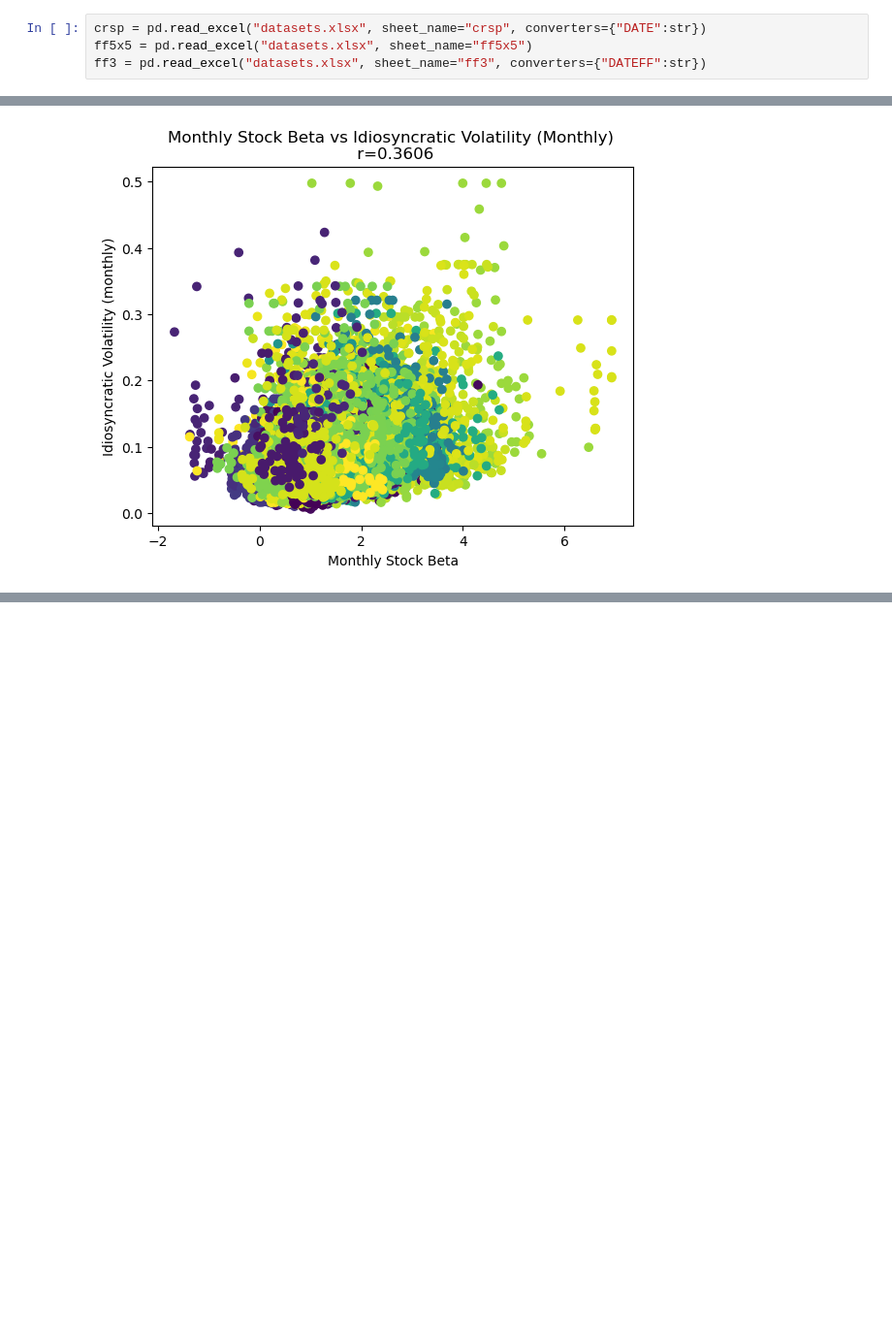
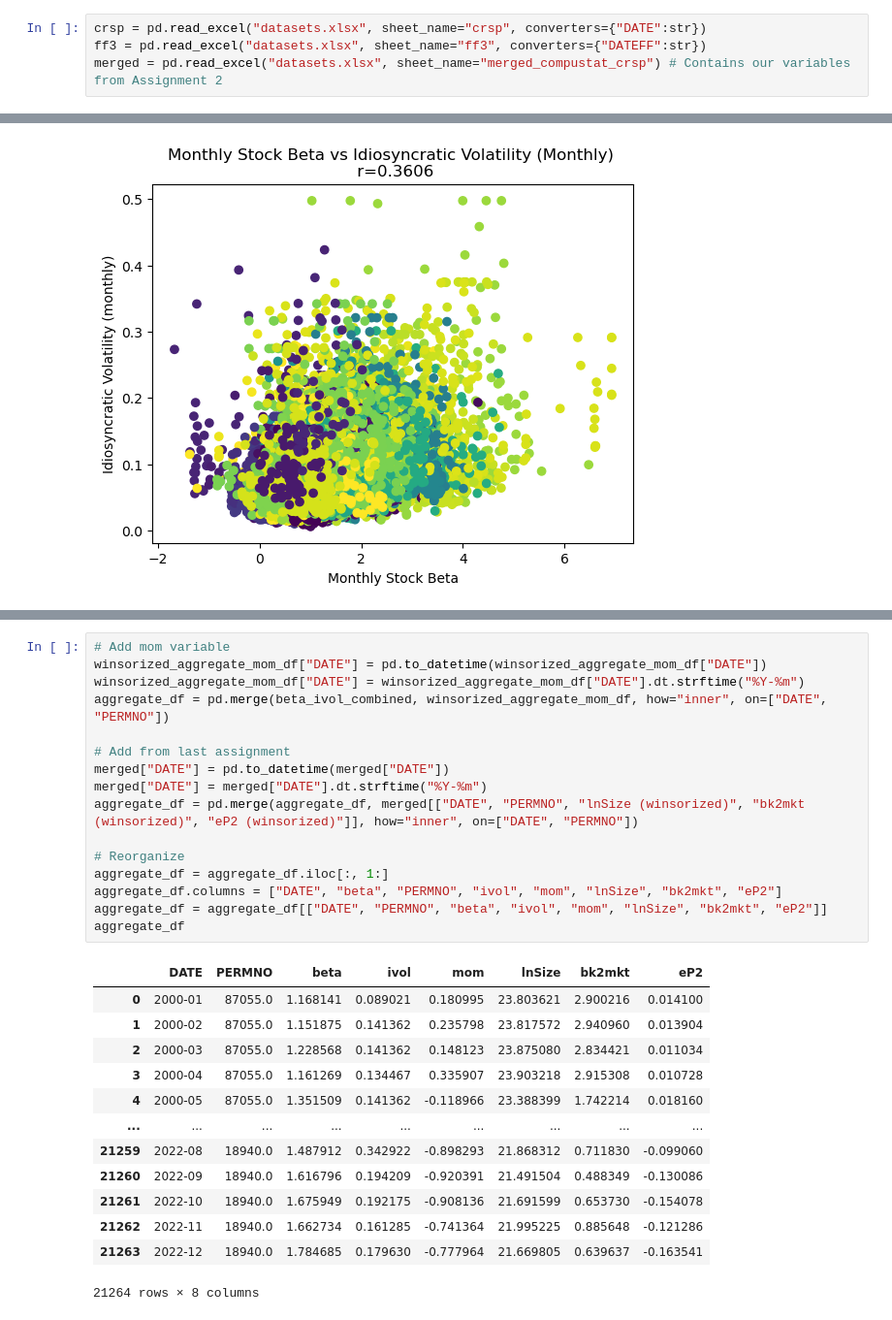
Before and after one commit to uWaterloo-CFM/CFM-301, a Jupyter notebook: Assignment 3/Assignment 3.ipynb, the cells around one changed output, grey strips where cells are left out. Shown at 97% size. Cells and saved outputs as stored; diff of their text form; blank space fills up the shorter version.

```diff
--- a/Assignment 3/Assignment 3.ipynb
+++ b/Assignment 3/Assignment 3.ipynb
@@ -13,8 +13,8 @@ from math import sqrt
 warnings.filterwarnings('ignore')
 # %%
 crsp = pd.read_excel("datasets.xlsx", sheet_name="crsp", converters={"DATE":str})
-ff5x5 = pd.read_excel("datasets.xlsx", sheet_name="ff5x5")
 ff3 = pd.read_excel("datasets.xlsx", sheet_name="ff3", converters={"DATEFF":str})
+merged = pd.read_excel("datasets.xlsx", sheet_name="merged_compustat_crsp") # Contains our variables from Assignment 2
 # %% [markdown]
 # Task 1 - Estimating Beta for each stock
 
@@ -641,0 +647,30 @@ plt.show()
+# %%
+# Add mom variable
+winsorized_aggregate_mom_df["DATE"] = pd.to_datetime(winsorized_aggregate_mom_df["DATE"])
+winsorized_aggregate_mom_df["DATE"] = winsorized_aggregate_mom_df["DATE"].dt.strftime("%Y-%m")
+aggregate_df = pd.merge(beta_ivol_combined, winsorized_aggregate_mom_df, how="inner", on=["DATE", "PERMNO"])
+
+# Add from last assignment
+merged["DATE"] = pd.to_datetime(merged["DATE"])
+merged["DATE"] = merged["DATE"].dt.strftime("%Y-%m")
+aggregate_df = pd.merge(aggregate_df, merged[["DATE", "PERMNO", "lnSize (winsorized)", "bk2mkt (winsorized)", "eP2 (winsorized)"]], how="inner", on=["DATE", "PERMNO"])
+
+# Reorganize
+aggregate_df = aggregate_df.iloc[:, 1:]
+aggregate_df.columns = ["DATE", "beta", "PERMNO", "ivol", "mom", "lnSize", "bk2mkt", "eP2"]
+aggregate_df = aggregate_df[["DATE", "PERMNO", "beta", "ivol", "mom", "lnSize", "bk2mkt", "eP2"]]
+aggregate_df
+# %% [output]
+|  | DATE | PERMNO | beta | ivol | mom | lnSize | bk2mkt | eP2 |
+| 0 | 2000-01 | 87055.0 | 1.168141 | 0.089021 | 0.180995 | 23.803621 | 2.900216 | 0.014100 |
+| 1 | 2000-02 | 87055.0 | 1.151875 | 0.141362 | 0.235798 | 23.817572 | 2.940960 | 0.013904 |
+| 2 | 2000-03 | 87055.0 | 1.228568 | 0.141362 | 0.148123 | 23.875080 | 2.834421 | 0.011034 |
+| 3 | 2000-04 | 87055.0 | 1.161269 | 0.134467 | 0.335907 | 23.903218 | 2.915308 | 0.010728 |
+| 4 | 2000-05 | 87055.0 | 1.351509 | 0.141362 | -0.118966 | 23.388399 | 1.742214 | 0.018160 |
+| ... | ... | ... | ... | ... | ... | ... | ... | ... |
+| 21259 | 2022-08 | 18940.0 | 1.487912 | 0.342922 | -0.898293 | 21.868312 | 0.711830 | -0.099060 |
+| 21260 | 2022-09 | 18940.0 | 1.616796 | 0.194209 | -0.920391 | 21.491504 | 0.488349 | -0.130086 |
+| 21261 | 2022-10 | 18940.0 | 1.675949 | 0.192175 | -0.908136 | 21.691599 | 0.653730 | -0.154078 |
+| 21262 | 2022-11 | 18940.0 | 1.662734 | 0.161285 | -0.741364 | 21.995225 | 0.885648 | -0.121286 |
+| 21263 | 2022-12 | 18940.0 | 1.784685 | 0.179630 | -0.777964 | 21.669805 | 0.639637 | -0.163541 |
+21264 rows × 8 columns
```
Also changed, not shown: parts of 1 cell of this notebook, 1 other file.
